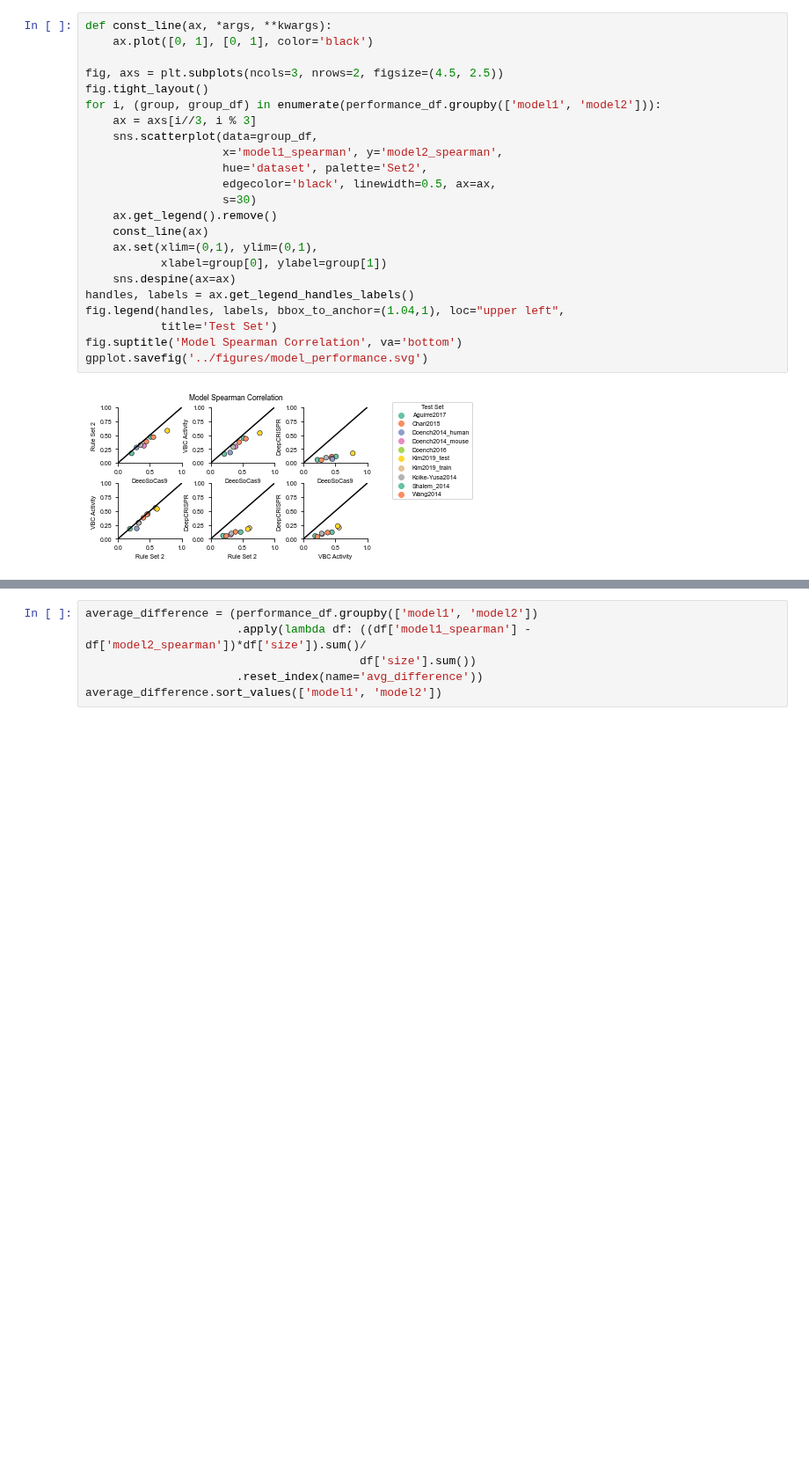
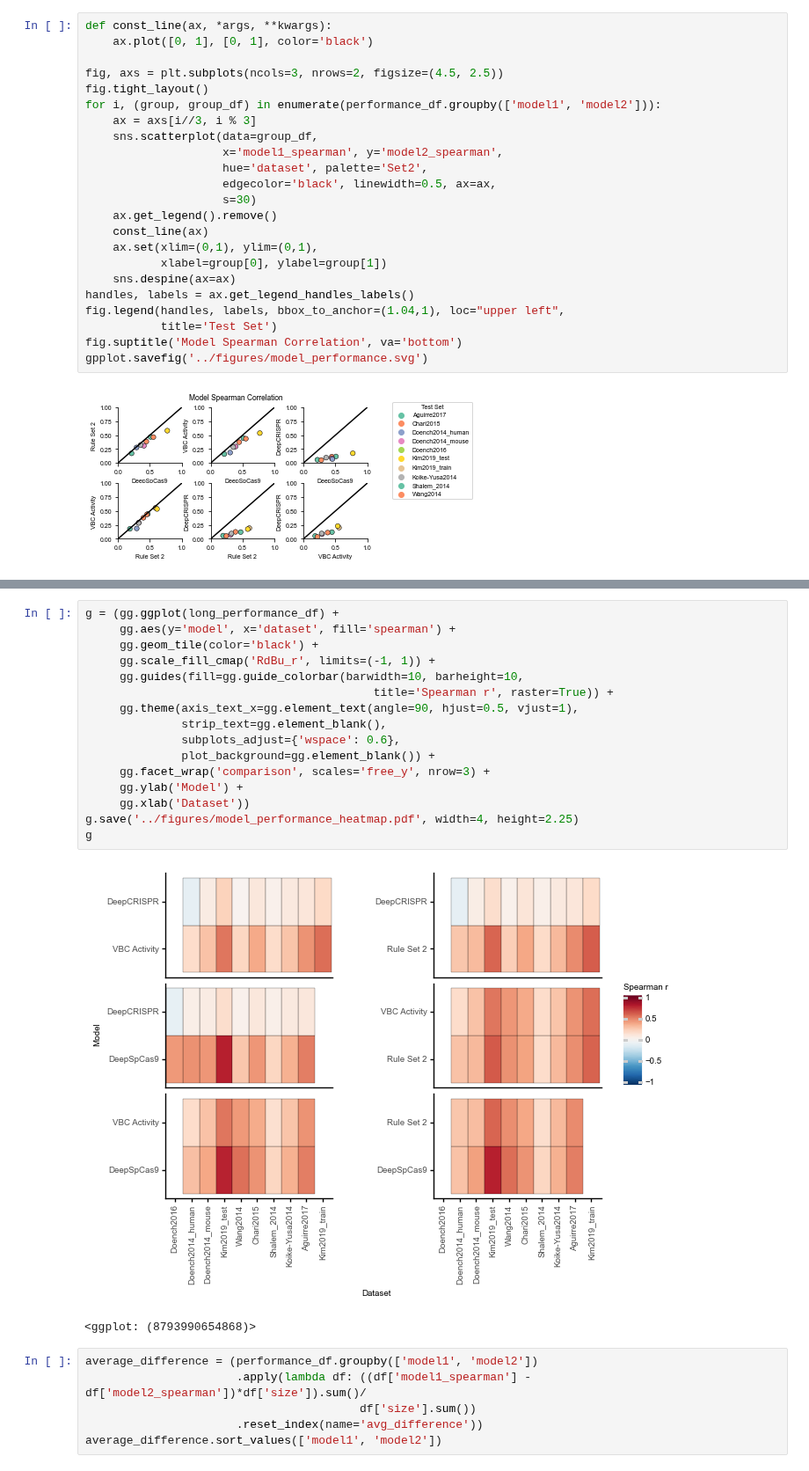
Before and after one commit to gpp-rnd/rs_dev, a Jupyter notebook: code/02_get_SOA.ipynb, the cells around one changed output, grey strips where cells are left out. Shown at 88% size. Drawn from its saved outputs; the diff is of its cells as text; blank space fills up the shorter version.

```diff
--- a/code/02_get_SOA.ipynb
+++ b/code/02_get_SOA.ipynb
@@ -184,3 +217,22 @@ gpplot.savefig('../figures/model_performance.svg')
+# %%
+g = (gg.ggplot(long_performance_df) +
+     gg.aes(y='model', x='dataset', fill='spearman') +
+     gg.geom_tile(color='black') +
+     gg.scale_fill_cmap('RdBu_r', limits=(-1, 1)) +
+     gg.guides(fill=gg.guide_colorbar(barwidth=10, barheight=10,
+                                          title='Spearman r', raster=True)) +
+     gg.theme(axis_text_x=gg.element_text(angle=90, hjust=0.5, vjust=1),
+              strip_text=gg.element_blank(),
+              subplots_adjust={'wspace': 0.6},
+              plot_background=gg.element_blank()) +
+     gg.facet_wrap('comparison', scales='free_y', nrow=3) +
+     gg.ylab('Model') +
+     gg.xlab('Dataset'))
+g.save('../figures/model_performance_heatmap.pdf', width=4, height=2.25)
+g
+# %% [output]
+[figure, added]
+<ggplot: (8793990654868)>
 # %%
 average_difference = (performance_df.groupby(['model1', 'model2'])
                       .apply(lambda df: ((df['model1_spearman'] - df['model2_spearman'])*df['size']).sum()/
```
Also changed, not shown: parts of 5 cells of this notebook, 1 other file.
